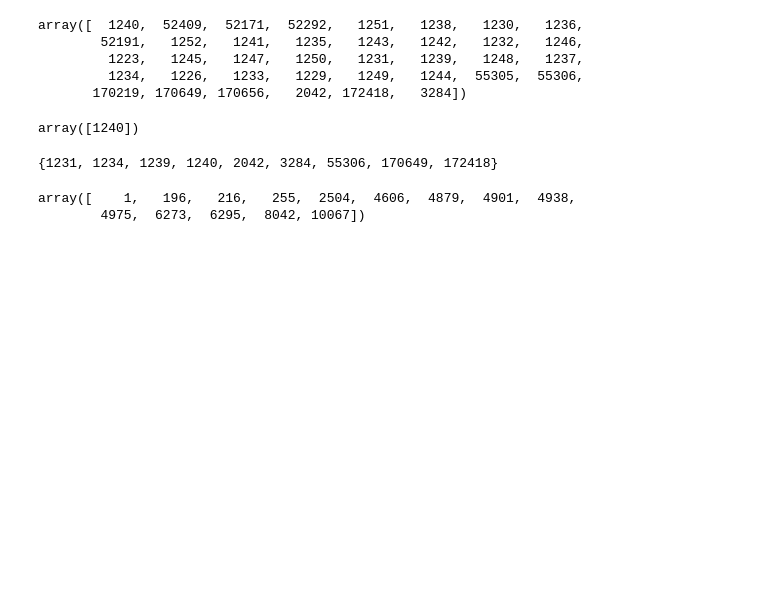
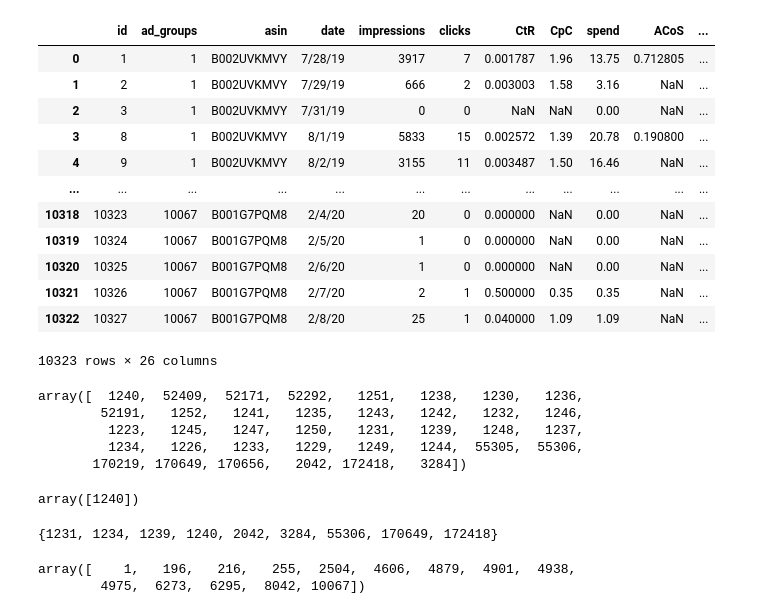
Before and after one commit to JuliaSokolova/amazon_-eCommerce_optimization, a Jupyter notebook: Data Organization.ipynb, the cells around one changed output. Cells and saved outputs as stored; diff of their text form; code cells hidden in the pictures; blank space fills up the shorter version.

```diff
--- a/Data Organization.ipynb
+++ b/Data Organization.ipynb
@@ -20,6 +54,22 @@ search_details = pd.read_csv('data/AMSSearchDetail.csv')
 ad_group_details = ad_group_details.join(ad_group.set_index('id'), on='ad_groups')
 ad_group_details = ad_group_details.drop(['name'], axis=1)
 ad_group_details = ad_group_details.join(campaign.set_index('id'), on='campaign')
+# %%
+ad_group_details
+# %% [output]
+|  | id | ad_groups | asin | date | impressions | clicks | CtR | CpC | spend | ACoS | ... |
+| 0 | 1 | 1 | B002UVKMVY | 7/28/19 | 3917 | 7 | 0.001787 | 1.96 | 13.75 | 0.712805 | ... |
+| 1 | 2 | 1 | B002UVKMVY | 7/29/19 | 666 | 2 | 0.003003 | 1.58 | 3.16 | NaN | ... |
+| 2 | 3 | 1 | B002UVKMVY | 7/31/19 | 0 | 0 | NaN | NaN | 0.00 | NaN | ... |
+| 3 | 8 | 1 | B002UVKMVY | 8/1/19 | 5833 | 15 | 0.002572 | 1.39 | 20.78 | 0.190800 | ... |
+| 4 | 9 | 1 | B002UVKMVY | 8/2/19 | 3155 | 11 | 0.003487 | 1.50 | 16.46 | NaN | ... |
+| ... | ... | ... | ... | ... | ... | ... | ... | ... | ... | ... | ... |
+| 10318 | 10323 | 10067 | B001G7PQM8 | 2/4/20 | 20 | 0 | 0.000000 | NaN | 0.00 | NaN | ... |
+| 10319 | 10324 | 10067 | B001G7PQM8 | 2/5/20 | 1 | 0 | 0.000000 | NaN | 0.00 | NaN | ... |
+| 10320 | 10325 | 10067 | B001G7PQM8 | 2/6/20 | 1 | 0 | 0.000000 | NaN | 0.00 | NaN | ... |
+| 10321 | 10326 | 10067 | B001G7PQM8 | 2/7/20 | 2 | 1 | 0.500000 | 0.35 | 0.35 | NaN | ... |
+| 10322 | 10327 | 10067 | B001G7PQM8 | 2/8/20 | 25 | 1 | 0.040000 | 1.09 | 1.09 | NaN | ... |
+10323 rows × 26 columns
 # %%
 #add target terms and placement terms to target_placement details
 # target_placement = target_placement.join(target.set_index('id'), on='target')
```
Also changed, not shown: parts of 2 cells of this notebook, 6 other files.
